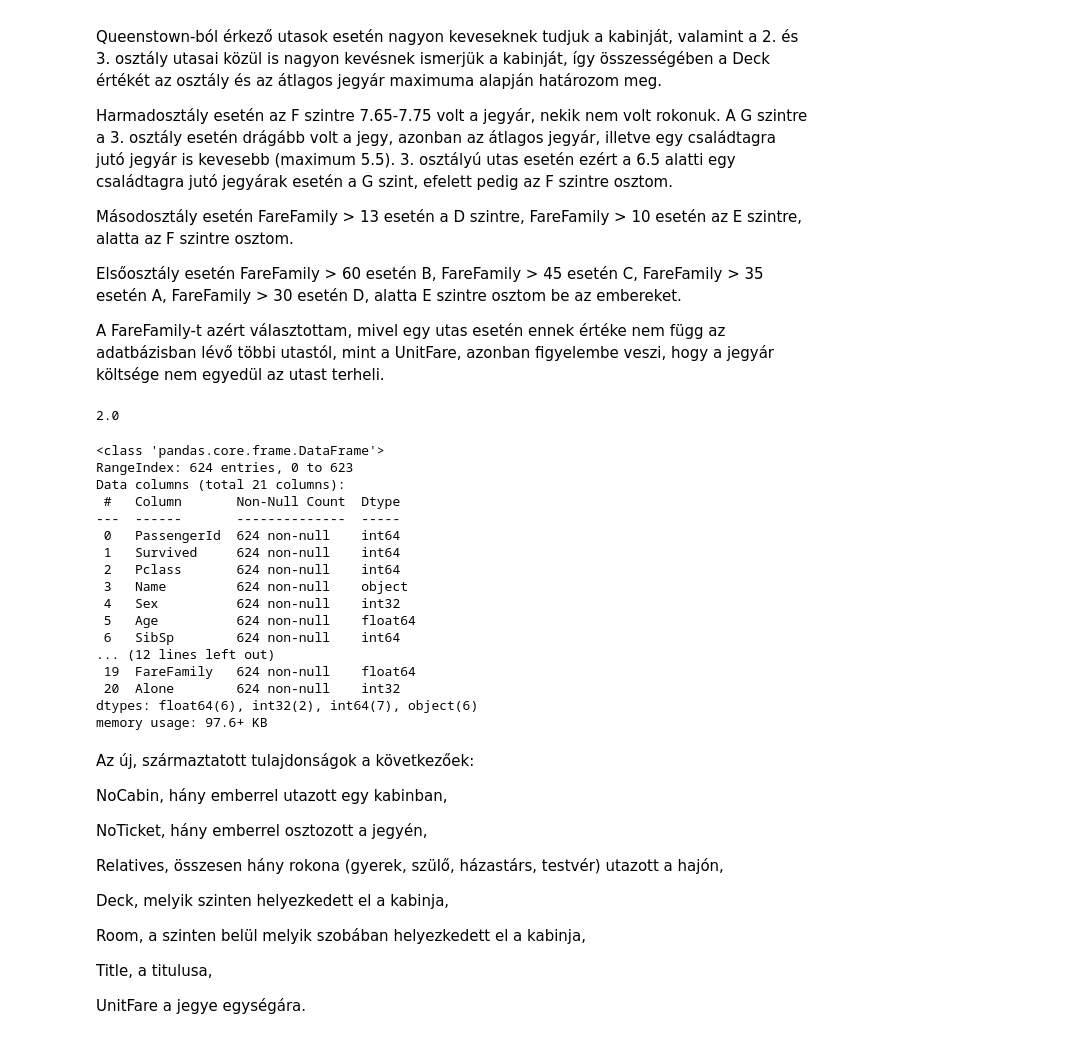
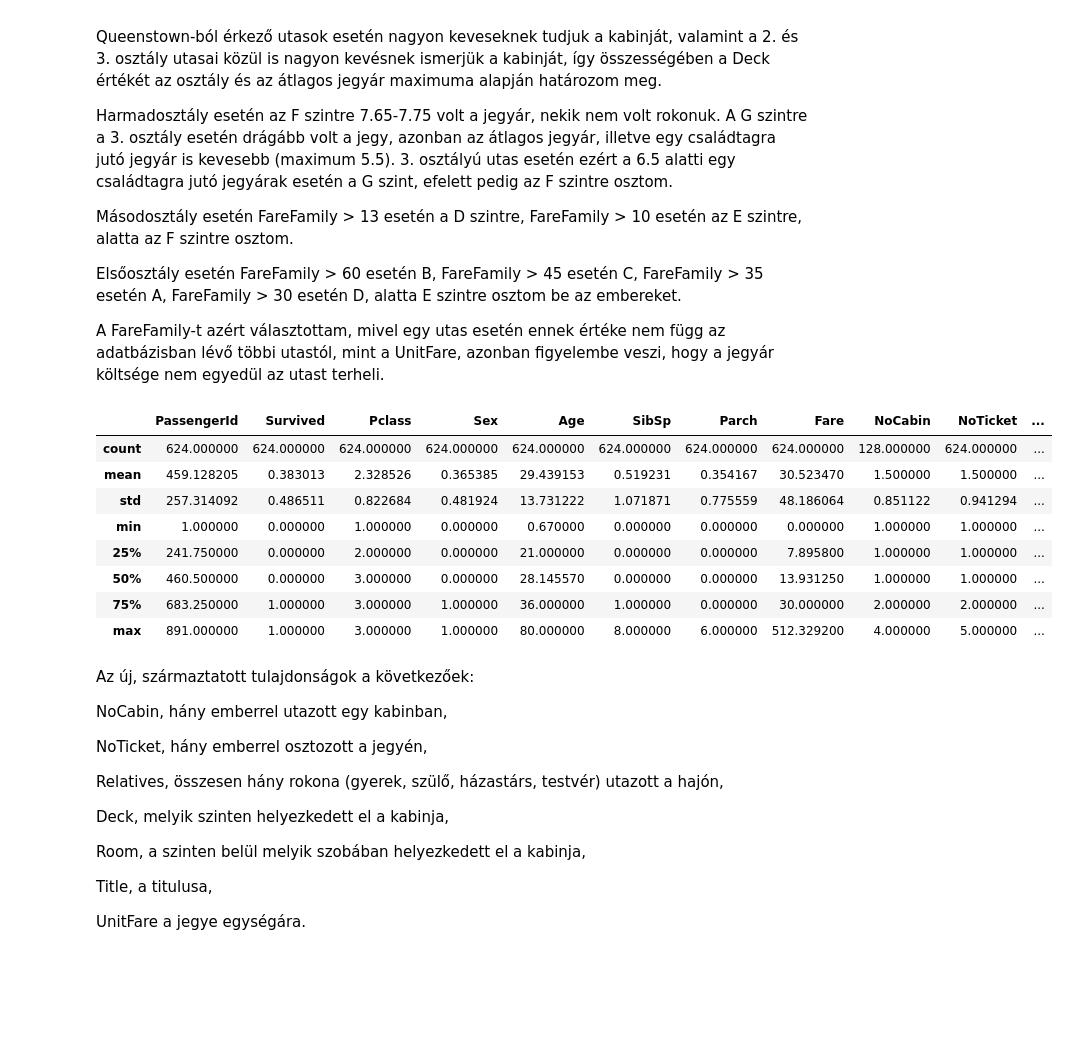
Before and after one commit to banderasz/KPMG, a Jupyter notebook: titanic.ipynb, the cells around one changed output. Saved outputs shown, nothing was run; the diff lists cells and outputs as text; code cells hidden in the pictures; blank space fills up the shorter version.

```diff
--- a/titanic.ipynb
+++ b/titanic.ipynb
@@ -317,12 +318,6 @@ Elsőosztály esetén FareFamily > 60 esetén B, FareFamily > 45 esetén C, Fare
 A FareFamily-t azért választottam, mivel egy utas esetén ennek értéke nem függ az adatbázisban lévő többi utastól, mint a UnitFare, azonban figyelembe veszi, hogy a jegyár költsége nem egyedül az utast terheli.
 # %%
 df_train_orig = df_train.copy(deep=True)
-# %%
-np.random.randint(len(df_train[df_train["Deck"]=="N"])) * df_train["Room"].std()
-
-df_train["Room"].min()
-# %% [output]
-2.0
 # %%
 def fill_na(df: pd.DataFrame):
 
@@ -402,25 +394,17 @@ def break_categorical(df):
 df_train = fill_na(df_train)
 df_test = fill_na(df_test)
 # %%
-df_train.info()
+df_train.describe()
 # %% [output]
-<class 'pandas.core.frame.DataFrame'>
-RangeIndex: 624 entries, 0 to 623
-Data columns (total 21 columns):
- #   Column       Non-Null Count  Dtype
----  ------       --------------  -----
- 0   PassengerId  624 non-null    int64
- 1   Survived     624 non-null    int64
- 2   Pclass       624 non-null    int64
- 3   Name         624 non-null    object
- 4   Sex          624 non-null    int32
- 5   Age          624 non-null    float64
- 6   SibSp        624 non-null    int64
-... (12 lines left out)
- 19  FareFamily   624 non-null    float64
- 20  Alone        624 non-null    int32
-dtypes: float64(6), int32(2), int64(7), object(6)
-memory usage: 97.6+ KB
+|  | PassengerId | Survived | Pclass | Sex | Age | SibSp | Parch | Fare | NoCabin | NoTicket | ... |
+| count | 624.000000 | 624.000000 | 624.000000 | 624.000000 | 624.000000 | 624.000000 | 624.000000 | 624.000000 | 128.000000 | 624.000000 | ... |
+| mean | 459.128205 | 0.383013 | 2.328526 | 0.365385 | 29.439153 | 0.519231 | 0.354167 | 30.523470 | 1.500000 | 1.500000 | ... |
+| std | 257.314092 | 0.486511 | 0.822684 | 0.481924 | 13.731222 | 1.071871 | 0.775559 | 48.186064 | 0.851122 | 0.941294 | ... |
+| min | 1.000000 | 0.000000 | 1.000000 | 0.000000 | 0.670000 | 0.000000 | 0.000000 | 0.000000 | 1.000000 | 1.000000 | ... |
+| 25% | 241.750000 | 0.000000 | 2.000000 | 0.000000 | 21.000000 | 0.000000 | 0.000000 | 7.895800 | 1.000000 | 1.000000 | ... |
+| 50% | 460.500000 | 0.000000 | 3.000000 | 0.000000 | 28.145570 | 0.000000 | 0.000000 | 13.931250 | 1.000000 | 1.000000 | ... |
+| 75% | 683.250000 | 1.000000 | 3.000000 | 1.000000 | 36.000000 | 1.000000 | 0.000000 | 30.000000 | 2.000000 | 2.000000 | ... |
+| max | 891.000000 | 1.000000 | 3.000000 | 1.000000 | 80.000000 | 8.000000 | 6.000000 | 512.329200 | 4.000000 | 5.000000 | ... |
 # %% [markdown]
 Az új, származtatott tulajdonságok a következőek:
 
```
Also changed, not shown: parts of 3 cells of this notebook.
